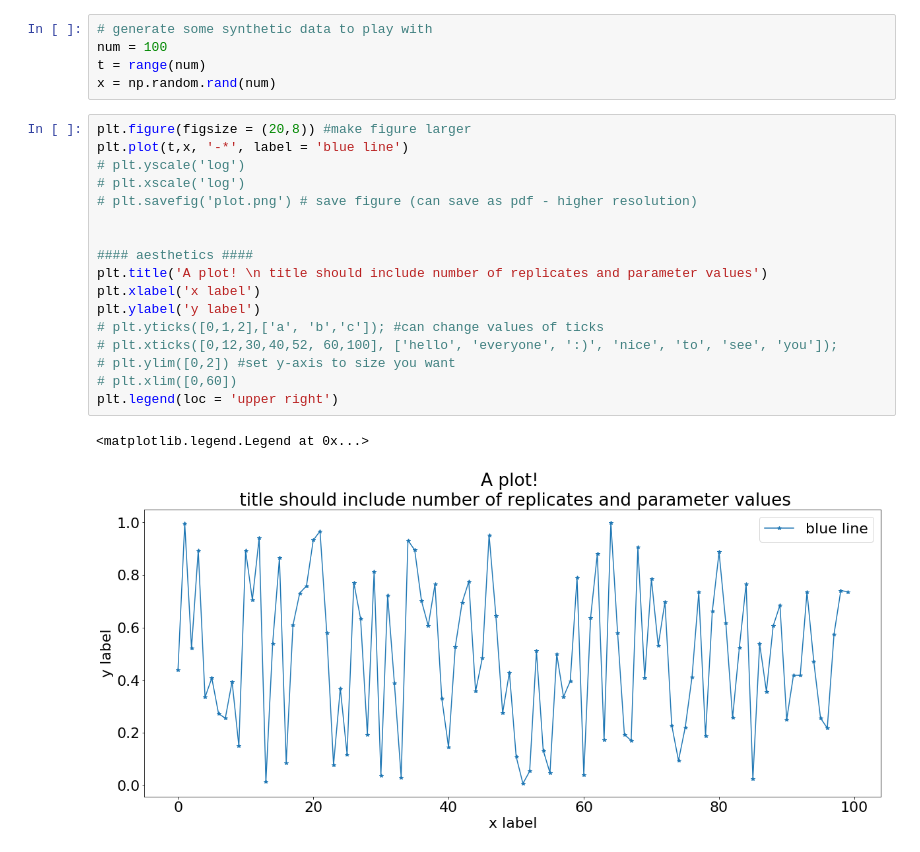
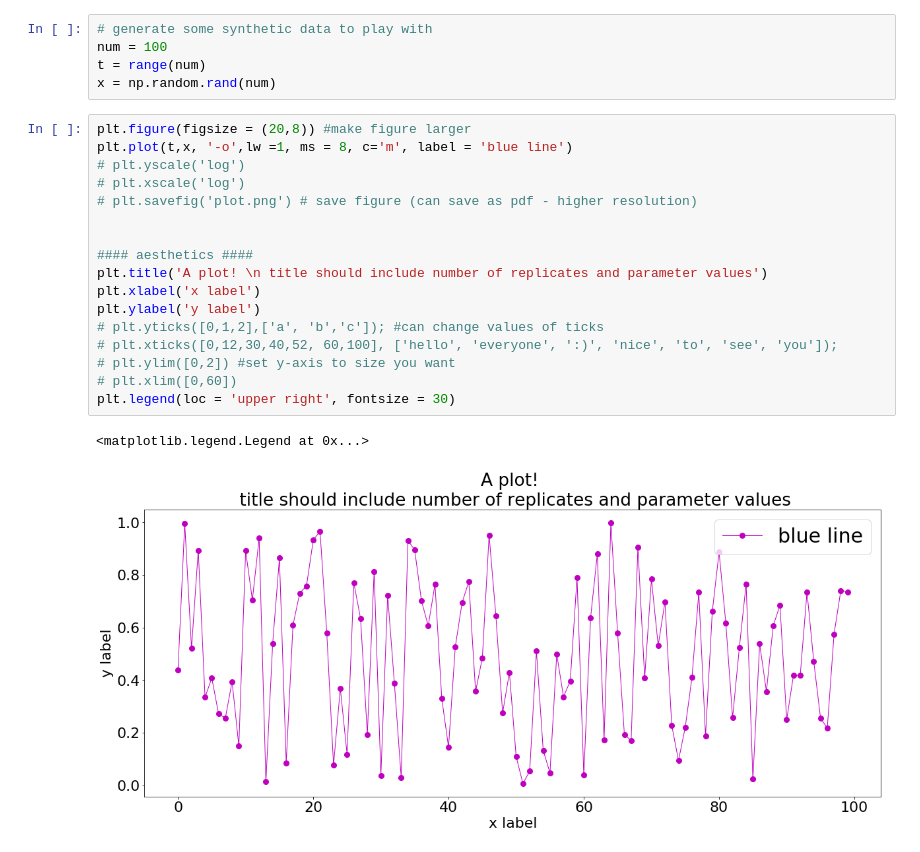
Before and after one commit to mmmmdonuts/Networks-and-Random-Processes, a Jupyter notebook: Support Class 3.ipynb, the cells around one changed output. Drawn from its saved outputs; the diff is of its cells as text.

```diff
--- a/Support Class 3.ipynb
+++ b/Support Class 3.ipynb
@@ -24,21 +24,21 @@ t = range(num)
 x = np.random.rand(num)
 # %%
 plt.figure(figsize = (20,8)) #make figure larger
-plt.plot(t,x, '-*', label = 'blue line')
+plt.plot(t,x, '-o',lw =1, ms = 8, c='m', label = 'blue line')
 # plt.yscale('log')
 # plt.xscale('log')
 # plt.savefig('plot.png') # save figure (can save as pdf - higher resolution)
 
 
 #### aesthetics ####
 plt.title('A plot! \n title should include number of replicates and parameter values')
 plt.xlabel('x label')
 plt.ylabel('y label')
 # plt.yticks([0,1,2],['a', 'b','c']); #can change values of ticks
 # plt.xticks([0,12,30,40,52, 60,100], ['hello', 'everyone', ':)', 'nice', 'to', 'see', 'you']);
 # plt.ylim([0,2]) #set y-axis to size you want
 # plt.xlim([0,60])
-plt.legend(loc = 'upper right')
+plt.legend(loc = 'upper right', fontsize = 30)
 # %% [output]
 <matplotlib.legend.Legend at 0x...>
-[figure, old version]
+[figure, new version]
```
Also changed, not shown: 1 other file.
